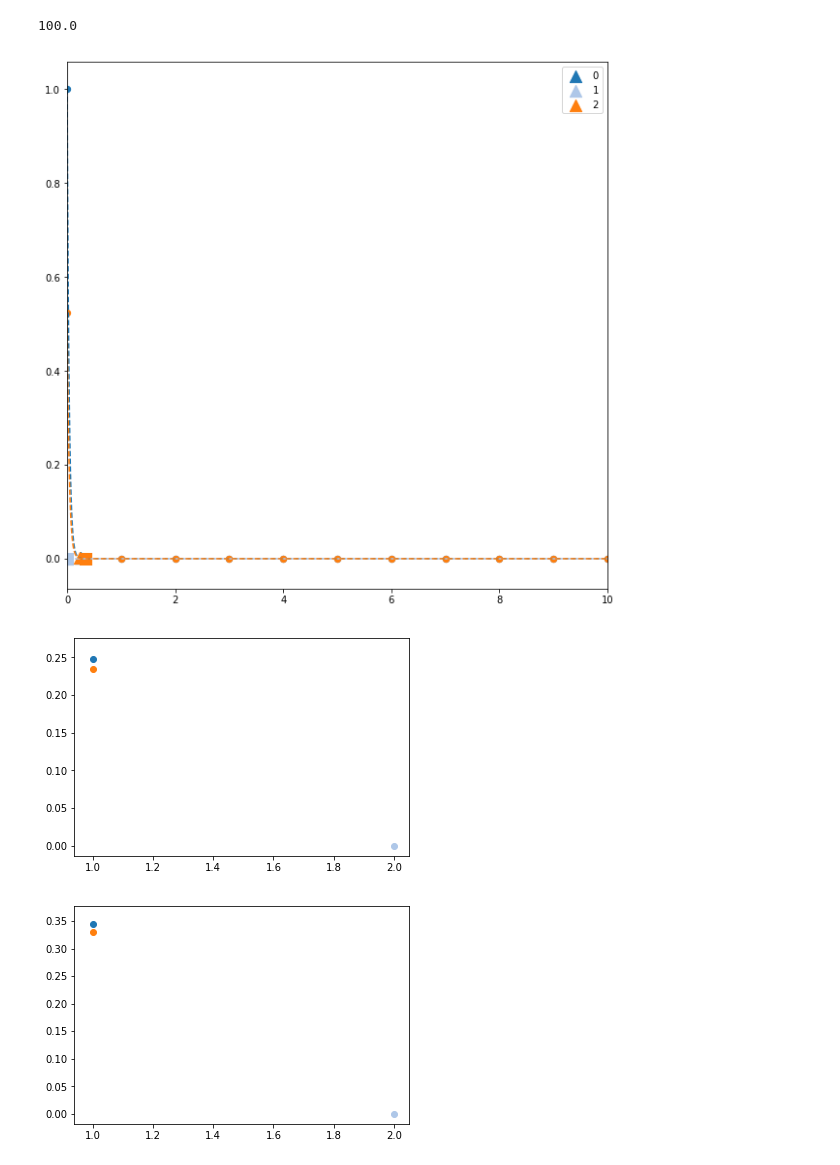
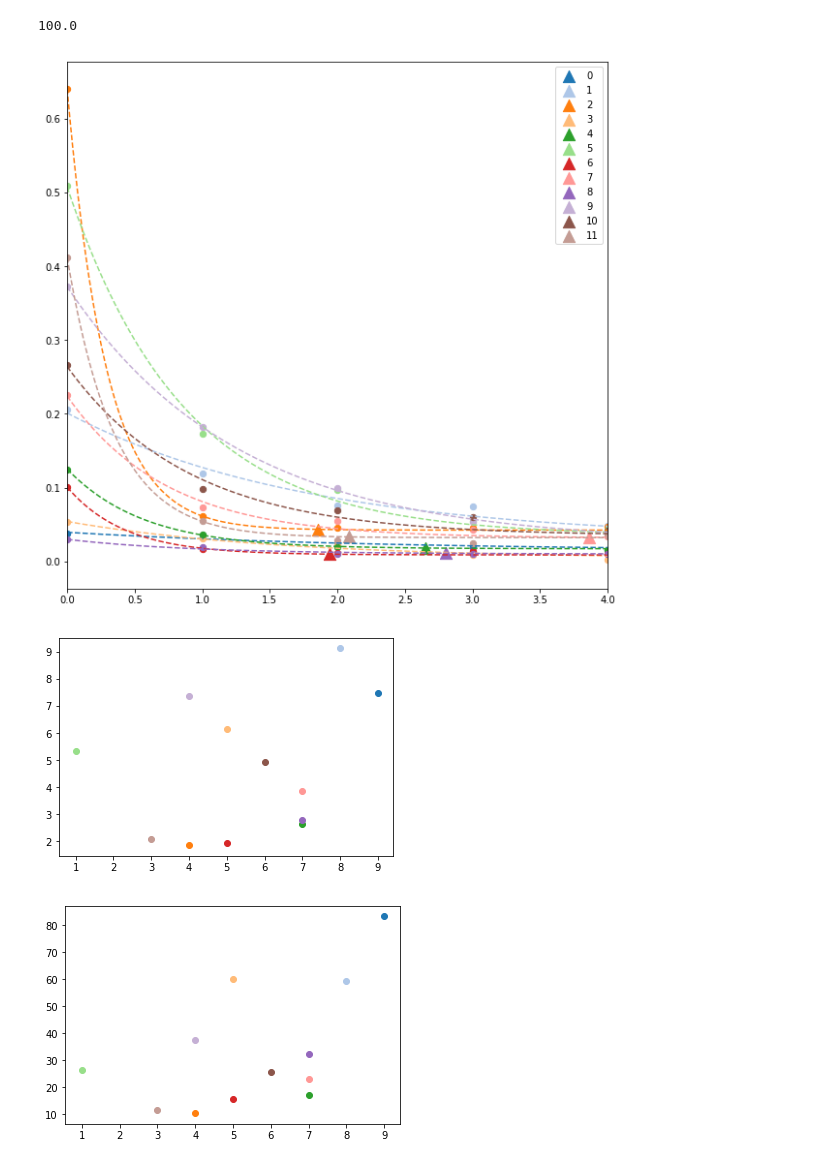
Before and after one commit to cvanelteren/information_impact, a Jupyter notebook: Reverse calculation.ipynb, the cells around one changed output. Cells and saved outputs as stored; diff of their text form; code cells hidden in the pictures.

```diff
--- a/Reverse calculation.ipynb
+++ b/Reverse calculation.ipynb
@@ -127,51 +217,51 @@ s = 0
 idt = zeros((model.nNodes, 2))
 theta = 1e-3
 
-
+colors = cm.tab20(arange(model.nNodes))
 for idx, y in enumerate(H.T):
     y = y[::-1]
     x = arange(len(y))
     xx = linspace(0, 10, 1000)
     try:
-        a, b = optimize.curve_fit(func, x,  y, maxfev = 1400) # fit
+        a, b = optimize.curve_fit(func, x,  y, maxfev = 10000) # fit
 
 
         ax.plot(xx, func(xx, *a), '--', color = colors[idx], alpha = 1) # plot fit
 
         findThis = a[0] + theta
         tmp = (tuple(a),  findThis)
         r  = optimize.root(f2,  x0 = 0, args = tmp)
         rr = optimize.root(f2, x0 = 0 , args = (tuple(a), 1e-4))
         idt[idx] = (r.x, rr.x)
 
         ax.scatter(r.x, func(r.x, *a), color = colors[idx], s = 150, marker = '^', label = idx) # plot root 1
         ax.scatter(rr.x, func(rr.x, *a), s = 150,  color = colors[idx], marker = 's')
         s += 1
     except Exception as e : print(e)
     ax.scatter(x, y, color = colors[idx], s = 40)
 ax.legend()
 print(s / model.nNodes * 100)
-ax.set_xlim(0,10)
+ax.set_xlim(0,4)
 # ax.set_xlim(0, 10)
 # ax.set_ylim(0, 1)
 # ax.set_xscale('log')
 show()
 # %% [output]
 100.0
-[figure, old version]
+[figure, new version]
 # %%
 fig, ax = subplots()
 fig, axx = subplots()
 for node, deg in nx.degree(model.graph):
-    idx = model.rmapping[node]
+    idx = model.mapping[node]
     ax.scatter(deg, idt[idx, 0], c = colors[idx])
     axx.scatter(deg, idt[idx, 1], c = colors[idx])
 # ax.set_ylim(0, -5)
 # axx.set_ylim(0, -5)
 # ax.set_yscale('log')
 # %% [output]
-[figure, old version]
+[figure, new version]
-[figure, old version]
+[figure, new version]
 # %%
 model.nudges
 # %% [output]
```
Also changed, not shown: parts of 4 cells of this notebook, 1 other file.
